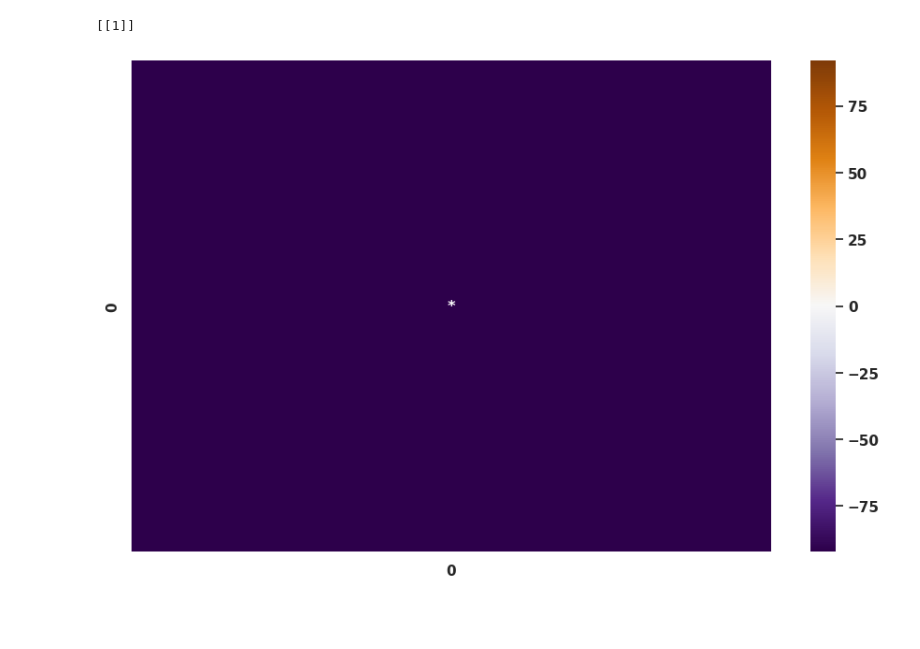
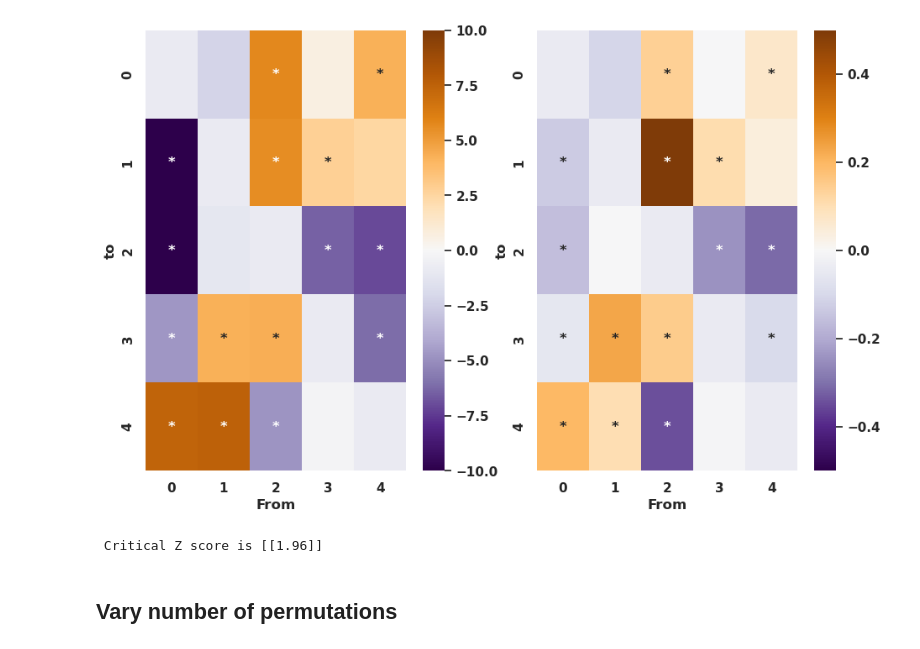
Before and after one commit to gcorlouer/granger_causality_on_ECoG, a Jupyter notebook: notebooks/simulations_results.ipynb, the cells around one changed output. Drawn from its saved outputs; the diff is of its cells as text; code cells hidden in the pictures; blank space fills up the shorter version.

```diff
--- a/notebooks/simulations_results.ipynb
+++ b/notebooks/simulations_results.ipynb
@@ -123,7 +191,9 @@ def plot_top_down_z(F,cmap ='PuOr_r', vmin = -3, vmax=3):
 # %%
 %matplotlib inline
-plot_top_down_z(F, cmap=cmap,
-                       vmin = -20, vmax=20)
+plot_compare_condition_GC(F, cmap=cmap,
+                       vmin = -10, vmax=10, Fmax=0.5)
 # %% [output]
+[figure, new version]
-[[1]]
+ Critical Z score is [[1.96]]
-[figure, old version]
+# %% [markdown]
+## Vary number of permutations
```
Also changed, not shown: parts of 28 cells of this notebook, 5 other files.
